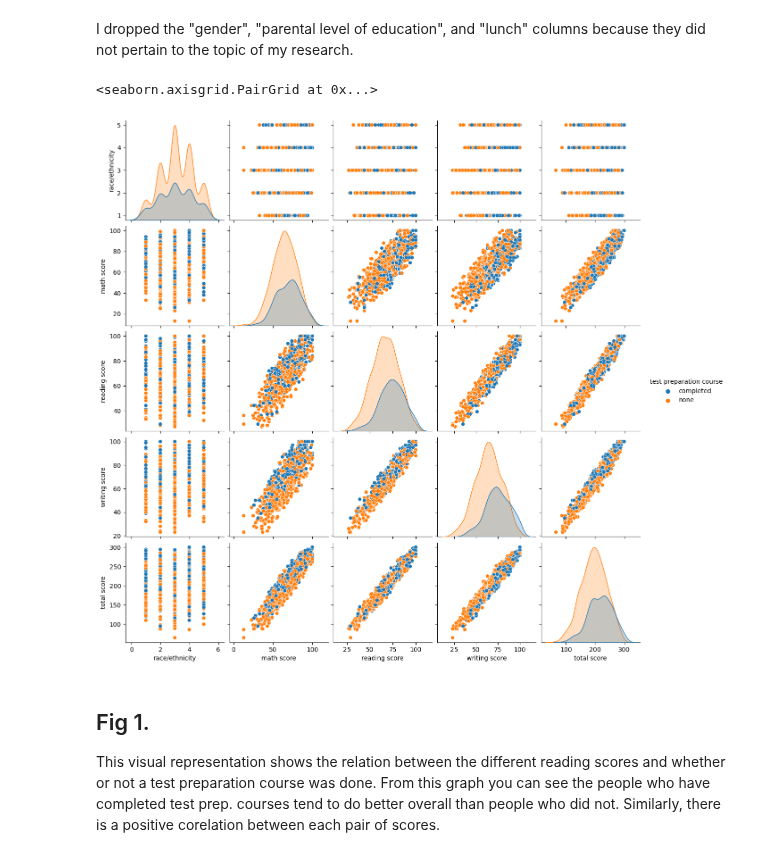
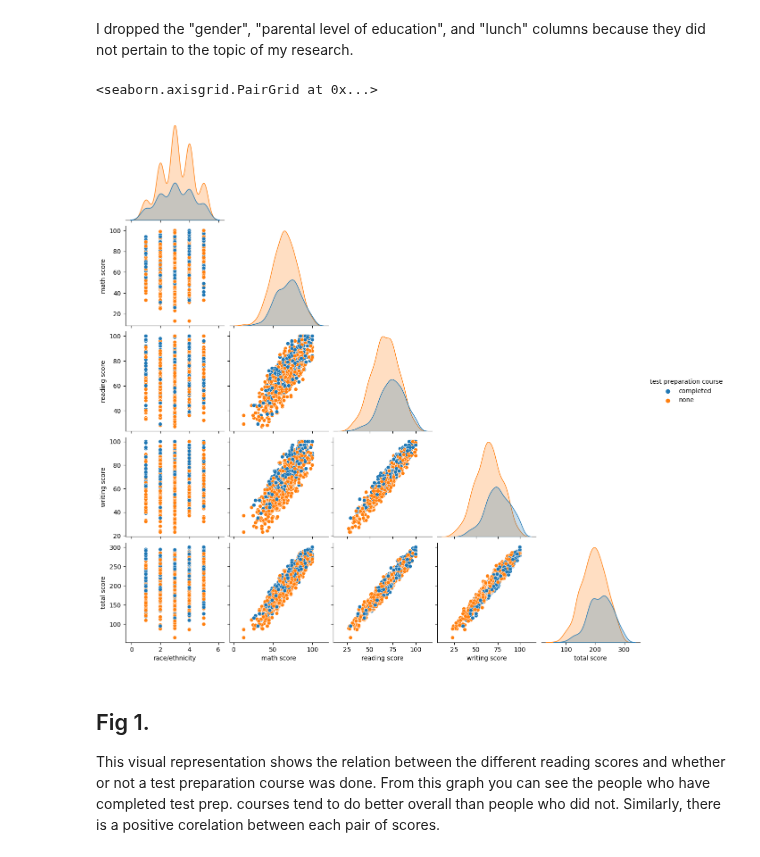
Before and after one commit to ubco-W2022T1-cosc301/project-group01, a Jupyter notebook: notebooks/analysis3.ipynb, the cells around one changed output. Drawn from its saved outputs; the diff is of its cells as text; code cells hidden in the pictures.

Commit message:
made changes to pairplot on analysis 3

```diff
--- a/notebooks/analysis3.ipynb
+++ b/notebooks/analysis3.ipynb
@@ -77,10 +77,10 @@ data
 # %% [markdown]
 I dropped the "gender", "parental level of education", and "lunch" columns because they did not pertain to the topic of my research.
 # %%
-sns.pairplot(data,hue='test preparation course')
+sns.pairplot(data,hue='test preparation course', corner = True)
 # %% [output]
 <seaborn.axisgrid.PairGrid at 0x...>
-[figure, old version]
+[figure, new version]
 # %% [markdown]
 ## Fig 1.
 This visual representation shows the relation between the different reading scores and whether or not a test preparation course was done. From this graph you can see the people who have completed test prep. courses tend to do better overall than people who did not. Similarly, there is a positive corelation between each pair of scores.
```
